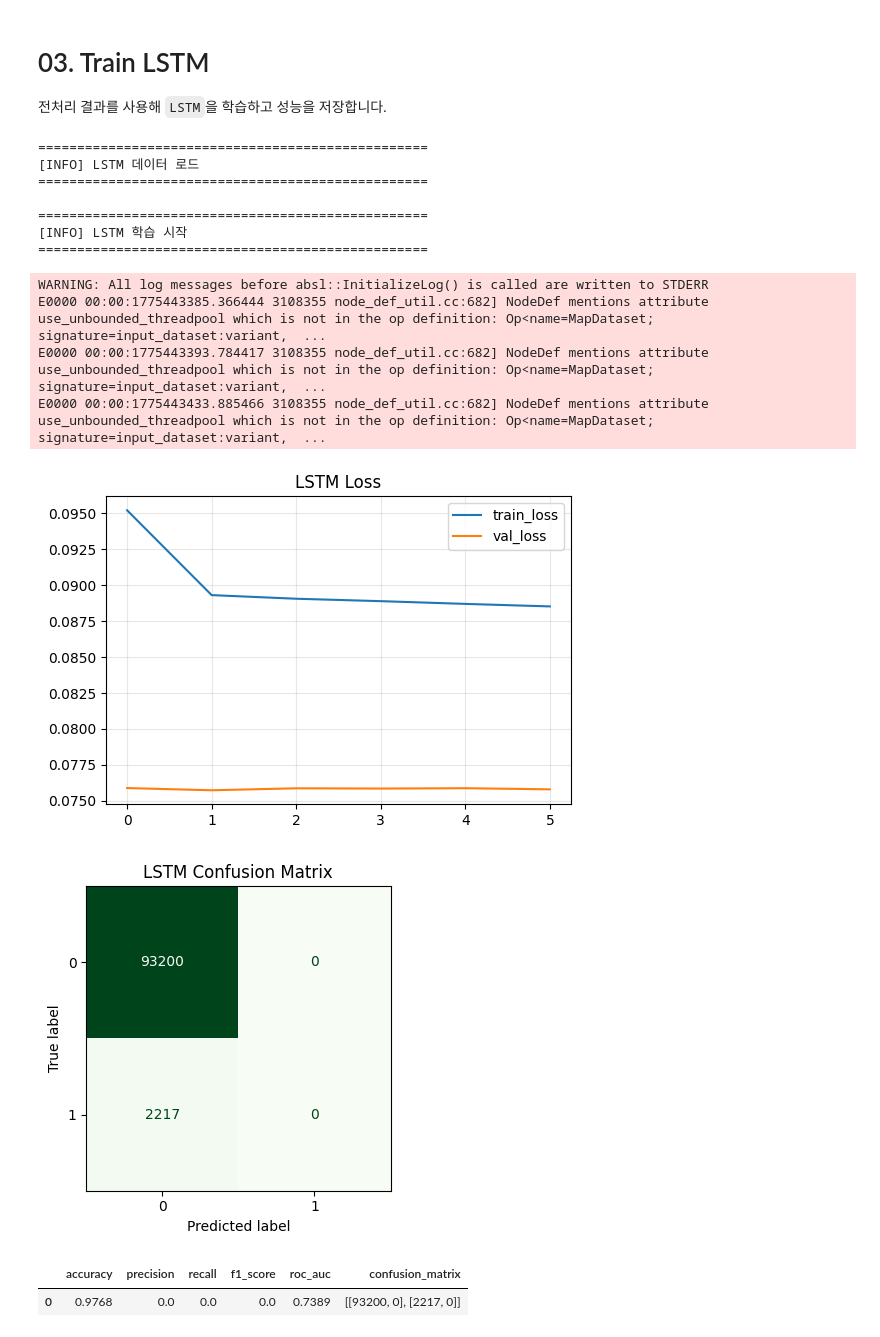
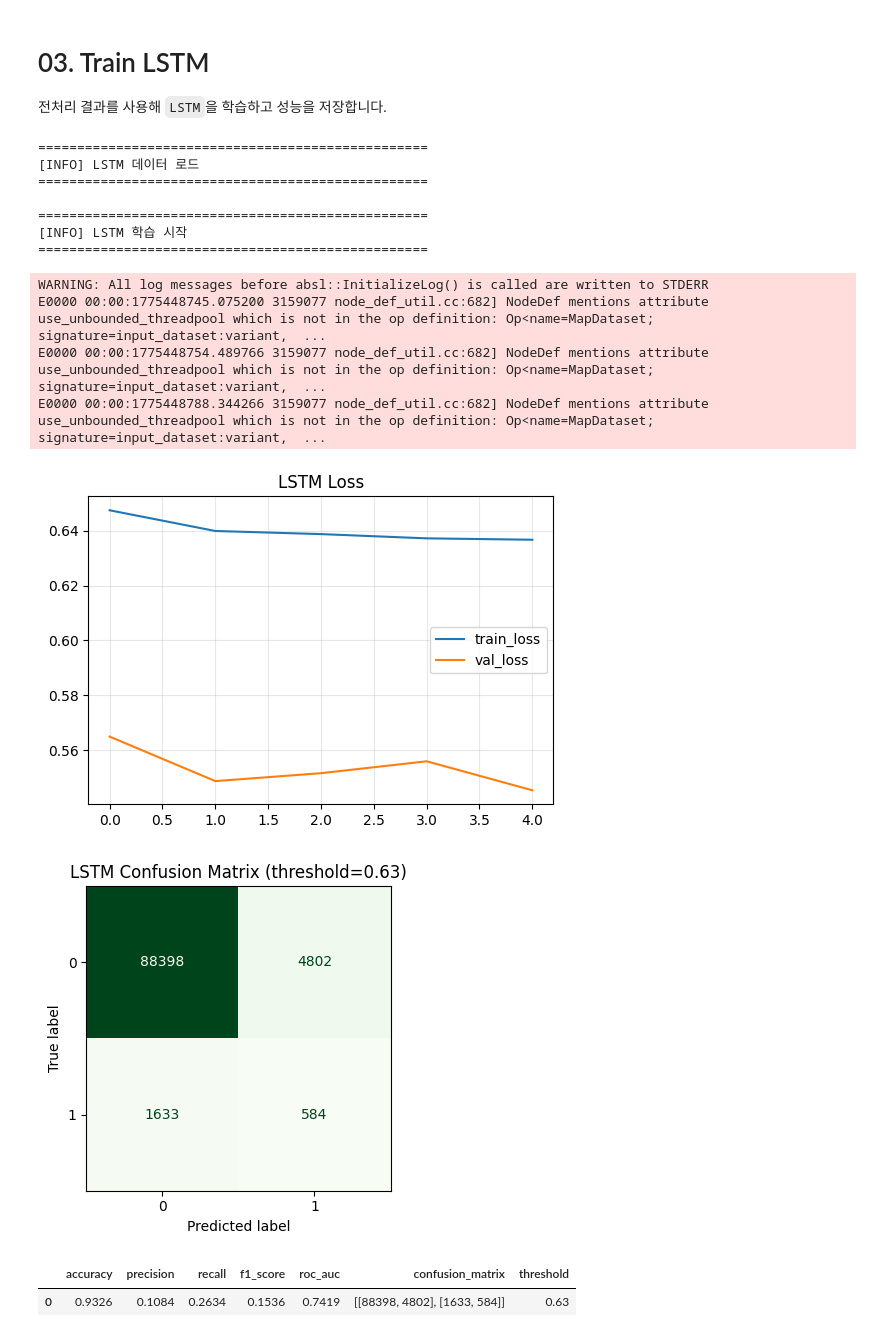
Before and after one commit to amuldi/RepurchaseDelayRisk_Prediction, a Jupyter notebook: 03_train_lstm.ipynb, the cells around one changed output. Saved outputs shown, nothing was run; the diff lists cells and outputs as text; code cells hidden in the pictures.

Commit message:
Tune notebook thresholds for model performance

```diff
--- a/03_train_lstm.ipynb
+++ b/03_train_lstm.ipynb
@@ -109,11 +110,33 @@ def save_json(path: Path, payload: dict) -> None:
 def save_predictions(path: Path, sample_ids: np.ndarray, y_true: np.ndarray, y_prob: np.ndarray) -> None:
     # 예측 저장
     pd.DataFrame({'sample_id': sample_ids, 'y_true': y_true, 'y_prob': y_prob}).to_csv(path, index=False)
+
+
+def find_best_threshold(y_true: np.ndarray, y_prob: np.ndarray) -> float:
+    # 임계값 탐색
+    candidates = np.linspace(0.1, 0.9, 81)
+    best_threshold = 0.5
+    best_tuple = (-1.0, -1.0, -1.0)
+    for threshold in candidates:
+        metrics = compute_metrics(y_true, y_prob, threshold=threshold)
+        current = (metrics['f1_score'], metrics['recall'], metrics['precision'])
+        if current > best_tuple:
+            best_tuple = current
+            best_threshold = float(threshold)
+    return best_threshold
+
+
+def make_class_weight(y_train: np.ndarray) -> dict:
+    # 가중치 생성
+    classes = np.unique(y_train)
+    weights = compute_class_weight(class_weight='balanced', classes=classes, y=y_train)
+    return {int(label): float(weight) for label, weight in zip(classes, weights)}
 # %%
 # 실행
 data = load_data()
 
 print_section('[INFO] LSTM 학습 시작')
+class_weight = make_class_weight(data['y_train_seq'])
 best_run = None
 best_val_auc = -np.inf
 run_rows = []
@@ -138,16 +161,19 @@ for seed in RUN_SEEDS:
         batch_size=BATCH_SIZE,
         verbose=0,
         callbacks=callbacks,
+        class_weight=class_weight,
     )
     val_prob = model.predict(data['X_val_seq'], verbose=0).ravel()
     test_prob = model.predict(data['X_test_seq'], verbose=0).ravel()
+    threshold = find_best_threshold(data['y_val_seq'], val_prob)
     val_auc = roc_auc_score(data['y_val_seq'], val_prob)
-    metrics = compute_metrics(data['y_test_seq'], test_prob)
-    run_rows.append({'seed': seed, **metrics})
+    metrics = compute_metrics(data['y_test_seq'], test_prob, threshold=threshold)
+    run_rows.append({'seed': seed, 'threshold': threshold, **metrics})
     if val_auc > best_val_auc:
         best_val_auc = val_auc
         best_run = {
             'seed': seed,
+            'threshold': threshold,
             'model': model,
             'history': history.history,
             'metrics': metrics,
@@ -159,41 +185,42 @@ save_json(OUTPUT_DIR / 'lstm_metrics.json', {
     'model_name': 'LSTM',
     'run_count': len(run_rows),
     'aggregate': {f'{metric}_mean': float(np.mean([row[metric] for row in run_rows])) for metric in ['accuracy', 'precision', 'recall', 'f1_score', 'roc_auc']},
-    'best_run': {key: value.tolist() if hasattr(value, 'tolist') else value for key, value in best_run['metrics'].items()} | {'seed': best_run['seed']},
+    'best_run': {key: value.tolist() if hasattr(value, 'tolist') else value for key, value in best_run['metrics'].items()} | {'seed': best_run['seed'], 'threshold': best_run['threshold']},
     'prediction_path': 'lstm_test_predictions.csv',
+    'threshold': best_run['threshold'],
     'history': {key: [float(value) for value in values] for key, values in best_run['history'].items()},
     'interpretation_note': '최근 주문 흐름을 직접 반영한 모델입니다.',
 })
 best_run['model'].save(OUTPUT_DIR / 'lstm_model.keras')
 
 fig, ax = plt.subplots(figsize=(6, 4))
 ax.plot(best_run['history']['loss'], label='train_loss')
 ax.plot(best_run['history']['val_loss'], label='val_loss')
 ax.set_title('LSTM Loss')
 ax.legend()
 ax.grid(alpha=0.3)
 plt.show()
 
 fig, ax = plt.subplots(figsize=(5, 4))
 ConfusionMatrixDisplay(best_run['metrics']['confusion_matrix']).plot(ax=ax, cmap='Greens', colorbar=False)
-ax.set_title('LSTM Confusion Matrix')
+ax.set_title(f"LSTM Confusion Matrix (threshold={best_run['threshold']:.2f})")
 plt.tight_layout()
 plt.show()
 
-pd.DataFrame([best_run['metrics']]).round(4)
+pd.DataFrame([best_run['metrics'] | {'threshold': best_run['threshold']}]).round(4)
 # %% [output]
 ==================================================
 [INFO] LSTM 데이터 로드
 ==================================================
 
 ==================================================
 [INFO] LSTM 학습 시작
 ==================================================
 WARNING: All log messages before absl::InitializeLog() is called are written to STDERR
-E0000 00:00:1775443385.366444 3108355 node_def_util.cc:682] NodeDef mentions attribute use_unbounded_threadpool which is not in the op definition: Op<name=MapDataset; signature=input_dataset:variant,  ...
-E0000 00:00:1775443393.784417 3108355 node_def_util.cc:682] NodeDef mentions attribute use_unbounded_threadpool which is not in the op definition: Op<name=MapDataset; signature=input_dataset:variant,  ...
-E0000 00:00:1775443433.885466 3108355 node_def_util.cc:682] NodeDef mentions attribute use_unbounded_threadpool which is not in the op definition: Op<name=MapDataset; signature=input_dataset:variant,  ...
+E0000 00:00:1775448745.075200 3159077 node_def_util.cc:682] NodeDef mentions attribute use_unbounded_threadpool which is not in the op definition: Op<name=MapDataset; signature=input_dataset:variant,  ...
+E0000 00:00:1775448754.489766 3159077 node_def_util.cc:682] NodeDef mentions attribute use_unbounded_threadpool which is not in the op definition: Op<name=MapDataset; signature=input_dataset:variant,  ...
+E0000 00:00:1775448788.344266 3159077 node_def_util.cc:682] NodeDef mentions attribute use_unbounded_threadpool which is not in the op definition: Op<name=MapDataset; signature=input_dataset:variant,  ...
-[figure, old version]
+[figure, new version]
-[figure, old version]
+[figure, new version]
-|  | accuracy | precision | recall | f1_score | roc_auc | confusion_matrix |
-| 0 | 0.9768 | 0.0 | 0.0 | 0.0 | 0.7389 | [[93200, 0], [2217, 0]] |
+|  | accuracy | precision | recall | f1_score | roc_auc | confusion_matrix | threshold |
+| 0 | 0.9326 | 0.1084 | 0.2634 | 0.1536 | 0.7419 | [[88398, 4802], [1633, 584]] | 0.63 |
```
Also changed, not shown: parts of 1 cell of this notebook, 2 other files.
